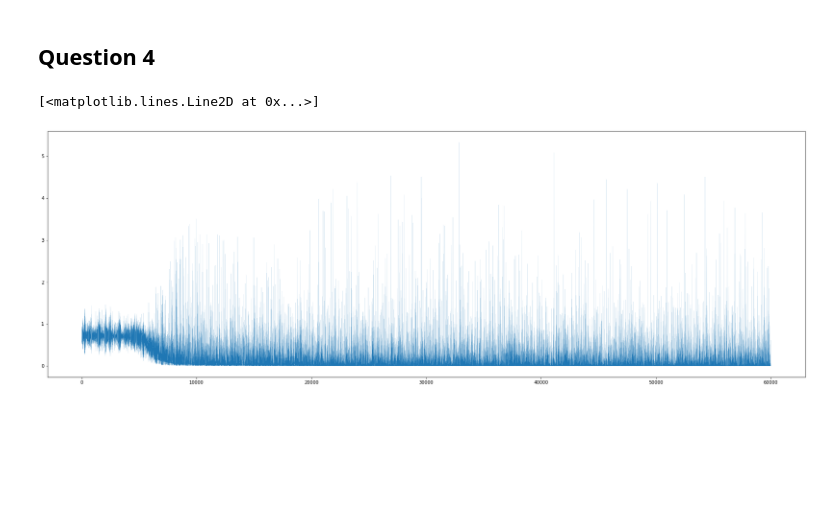
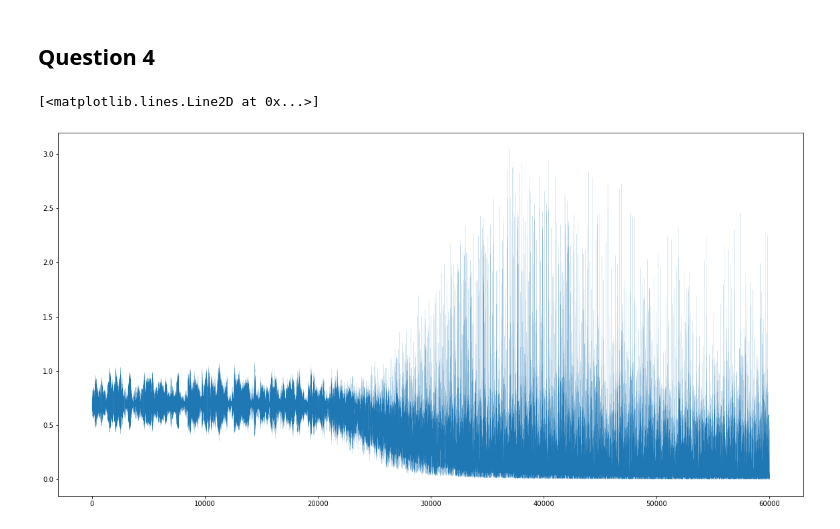
Before and after one commit to martinpucheuaviles/deep-learning-assignment1, a Jupyter notebook: main.ipynb, the cells around one changed output. Saved outputs shown, nothing was run; the diff lists cells and outputs as text; code cells hidden in the pictures; blank space fills up the shorter version.

```diff
--- a/main.ipynb
+++ b/main.ipynb
@@ -623,12 +581,12 @@ random.seed(32)
 dnn = Q4_DNN()
 dnn.default_init()
 
-dnn.train_epoch(alpha=0.05, rounds=60000,verbose=False)
+dnn.train_epoch(alpha=0.01, rounds=None,verbose=False)
 # %%
-plt.rcParams['figure.figsize'] = [30, 10]
+plt.rcParams['figure.figsize'] = [20, 10]
 # plt.xlim([0, 60000])
 # plt.ylim([0, 2000])
 plt.plot(dnn.losses,linewidth=0.1)
 # %% [output]
 [<matplotlib.lines.Line2D at 0x...>]
-[figure, old version]
+[figure, new version]
```
Also changed, not shown: parts of 2 cells of this notebook, 2 other files.
